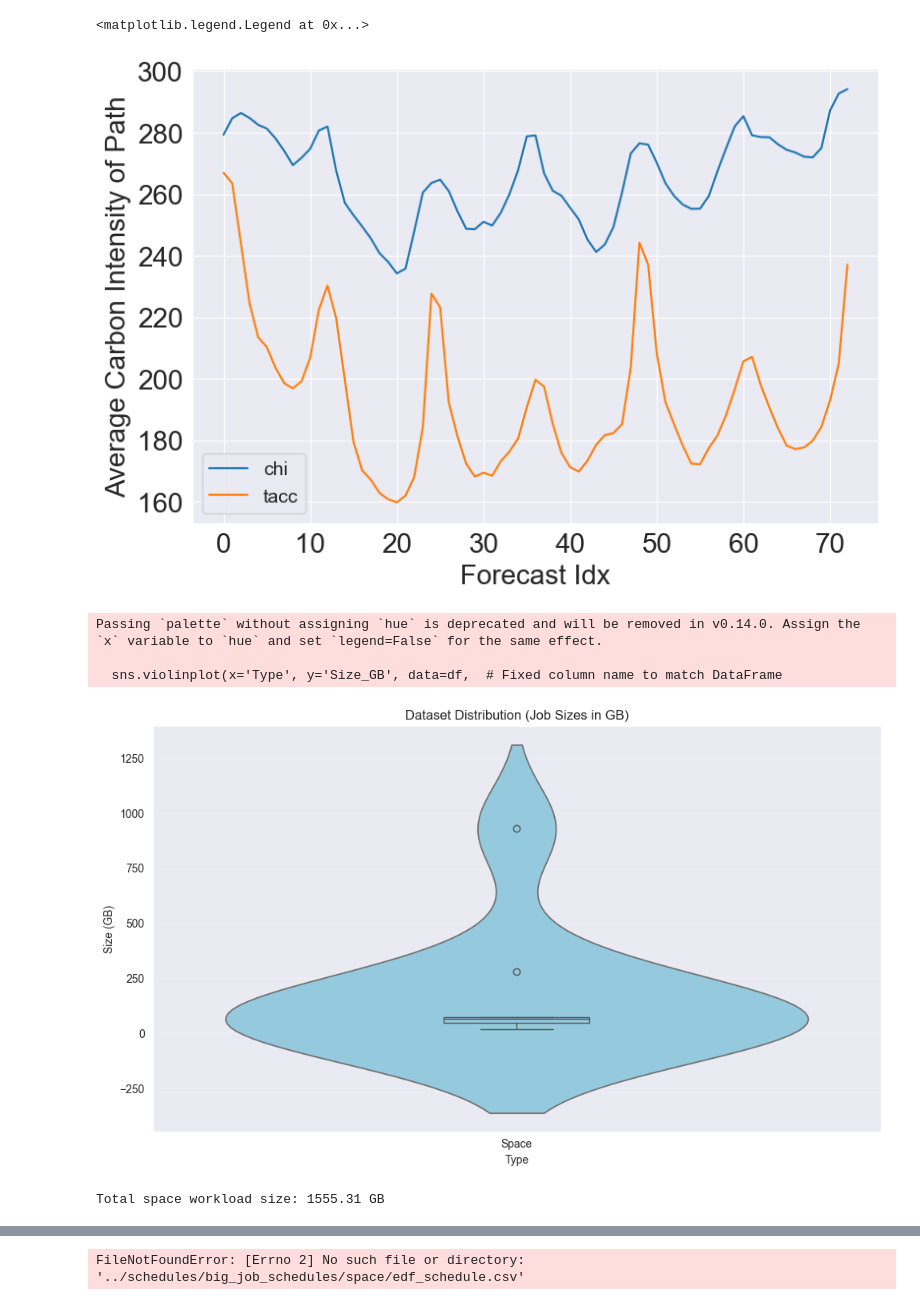
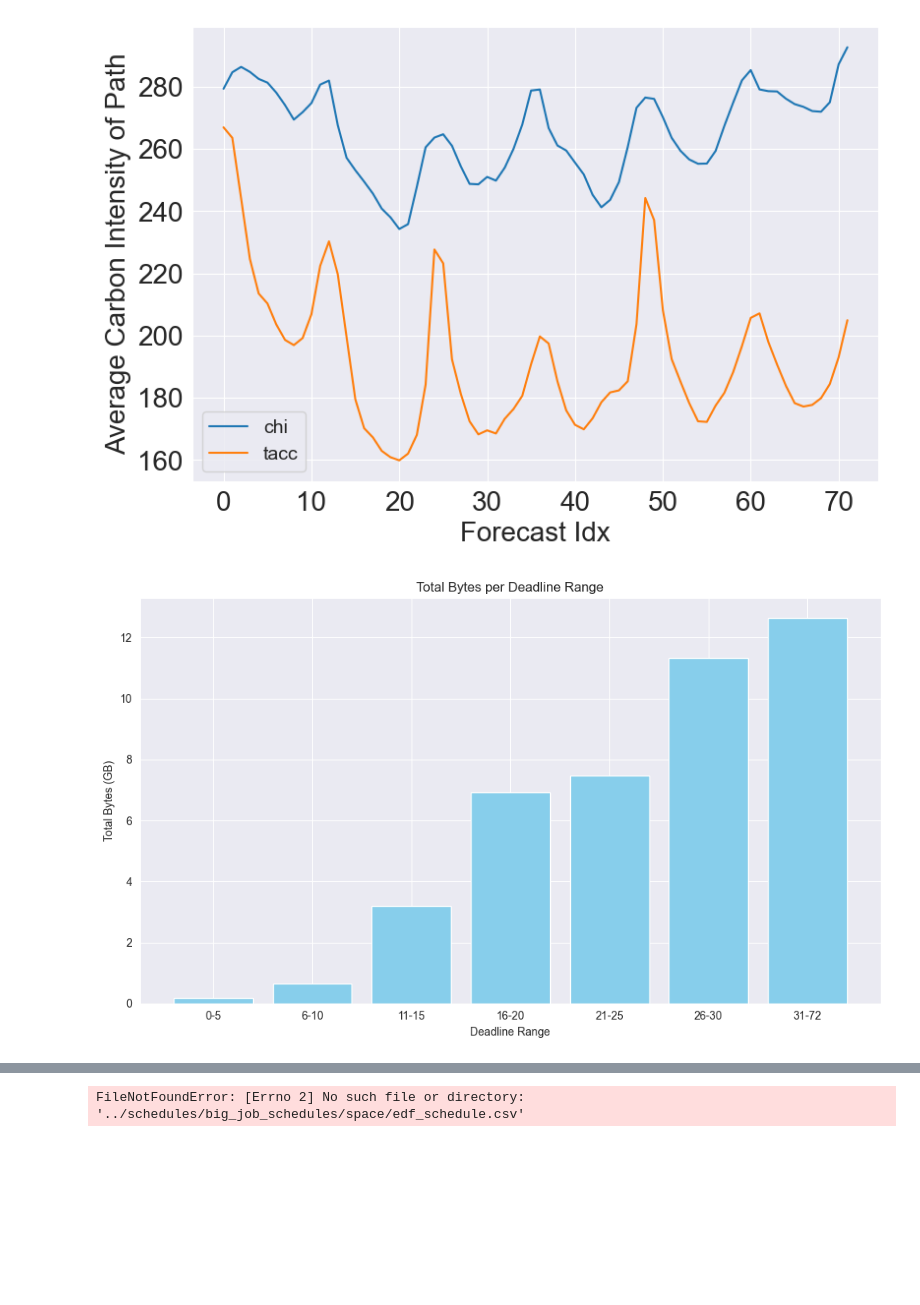
Before and after one commit to jgoldverg/GreenTransferScheduler, a Jupyter notebook: graphing/Paper_Graphs_in_Order.ipynb, the cells around one changed output, grey strips where cells are left out. Drawn from its saved outputs; the diff is of its cells as text; code cells hidden in the pictures; blank space fills up the shorter version.

```diff
--- a/graphing/Paper_Graphs_in_Order.ipynb
+++ b/graphing/Paper_Graphs_in_Order.ipynb
@@ -23,14 +23,19 @@ schedules_path = f'../schedules/{mode}/'
 graphs_output = f'../graphing/graphs/{mode}/'
 schedules = {
     'Edf': pd.read_csv(f'{schedules_path}edf_schedule.csv'),
+    'Sjf': pd.read_csv(f'{schedules_path}sjf_schedule.csv'),
     'Greedy_Worst': pd.read_csv(f'{schedules_path}worst_schedule.csv'),
     'Greedy_Green': pd.read_csv(f'{schedules_path}green_schedule.csv'),
-    'MILP': pd.read_csv(f'{schedules_path}milp_green_schedule.csv'),
+    'MILP': pd.read_csv(f'{schedules_path}milp_binary_schedule.csv'),
     'RR': pd.read_csv(f'{schedules_path}rr_schedule.csv'),
-    'Sjf': pd.read_csv(f'{schedules_path}sjf_schedule.csv'),
 }
 
+milp_schedule_df = schedules['MILP']
+milp_schedule_df['route'] = milp_schedule_df['route_key']
 associations_df = pd.read_csv('../data/associations_df.csv')
 forecasts_df = pd.read_csv('../data/forecast_data.csv')
 
 traceroute_path = '../config/traceroutes/pmeter_tr/'
+
+with open('../config/jobs_config/4000_jobs.json', 'r') as f:
+    job_data = json.load(f)
@@ -134,55 +145,47 @@ plt.ylabel("Average Carbon Intensity of Path", fontsize=20)
 plt.xticks(fontsize=20)
 plt.yticks(fontsize=20)
 plt.legend(fontsize=14)
-# plt.savefig(f"{graphs_output}24hour_forecast_plot.pdf", format='pdf', dpi=800)
-# plt.show()
+plt.savefig(f"{graphs_output}24hour_forecast_plot.pdf", format='pdf', dpi=800)
+plt.show()
 # %% [output]
-<matplotlib.legend.Legend at 0x...>
-[figure, old version]
+[figure, new version]
 # %%
-import json
 import matplotlib.pyplot as plt
+import pandas as pd
 import numpy as np
-import pandas as pd
-import seaborn as sns
 
-# Load data
-with open('../config/jobs_config/9_jobs.json', 'r') as f:
-    data_space = json.load(f)
 
-# Extract job sizes and convert to GB
-job_sizes_space = [item['bytes'] / (1024 ** 3) for item in data_space]
+# Convert data into DataFrame
+job_df = pd.DataFrame(job_data)
 
-# Prepare DataFrame (add a dummy 'Type' column if comparing groups isn't needed)
-df = pd.DataFrame({
-    'Size_GB': job_sizes_space,
-    'Type': ['Space'] * len(job_sizes_space)  # Single group for all jobs
-})
+# Convert bytes to GB for better visualization
+job_df["bytes_gb"] = job_df["bytes"] / (1024 ** 3)  # Convert bytes to GB
 
-plt.figure(figsize=(10, 6))
-sns.violinplot(x='Type', y='Size_GB', data=df,  # Fixed column name to match DataFrame
-               palette=['skyblue'], inner=None)
-sns.boxplot(x='Type', y='Size_GB', data=df,     # Fixed column name
-            width=0.2, boxprops={'facecolor': 'none'})
+# Create bins for deadlines
+bins = [0, 5, 10, 15, 20, 25, 30, 72]  # Example bins for deadline ranges
+labels = ['0-5', '6-10', '11-15', '16-20', '21-25', '26-30', '31-72']
+job_df['deadline_bin'] = pd.cut(job_df['deadline'], bins=bins, labels=labels, right=False)
 
-plt.title('Dataset Distribution (Job Sizes in GB)')
-plt.ylabel('Size (GB)')  # Added y-axis label
-plt.grid(axis='y', alpha=0.3)
+# Aggregate the total bytes (in GB) for each deadline bin
+agg_data = job_df.groupby('deadline_bin')['bytes_gb'].mean().reset_index()
+
+# Plotting
+fig, ax = plt.subplots(figsize=(10, 6))
+
+# Bar plot for bytes in GB (binned by deadline)
+ax.bar(agg_data['deadline_bin'], agg_data['bytes_gb'], color='skyblue', label="Bytes (GB)")
+
+# Adding labels
+ax.set_xlabel("Deadline Range")
+ax.set_ylabel("Total Bytes (GB)")
+ax.set_title("Total Bytes per Deadline Range")
+
+# Show plot
 plt.tight_layout()
-
-# Save figure (ensure directory exists or adjust path)
-plt.savefig("violin_jobs.pdf", format='pdf', dpi=800)
+plt.savefig('job_bins.pdf', format='pdf', dpi=800)
 plt.show()
-
-# Calculate total size
-total_space_gb = sum(job_sizes_space)
-print(f'Total space workload size: {total_space_gb:.2f} GB')
 # %% [output]
-Passing `palette` without assigning `hue` is deprecated and will be removed in v0.14.0. Assign the `x` variable to `hue` and set `legend=False` for the same effect.
-
-  sns.violinplot(x='Type', y='Size_GB', data=df,  # Fixed column name to match DataFrame
-[figure, old version]
+[figure, new version]
-Total space workload size: 1555.31 GB
 # %%
 import matplotlib.pyplot as plt
 import numpy as np
```
Also changed, not shown: parts of 9 cells of this notebook, 5 other files.
